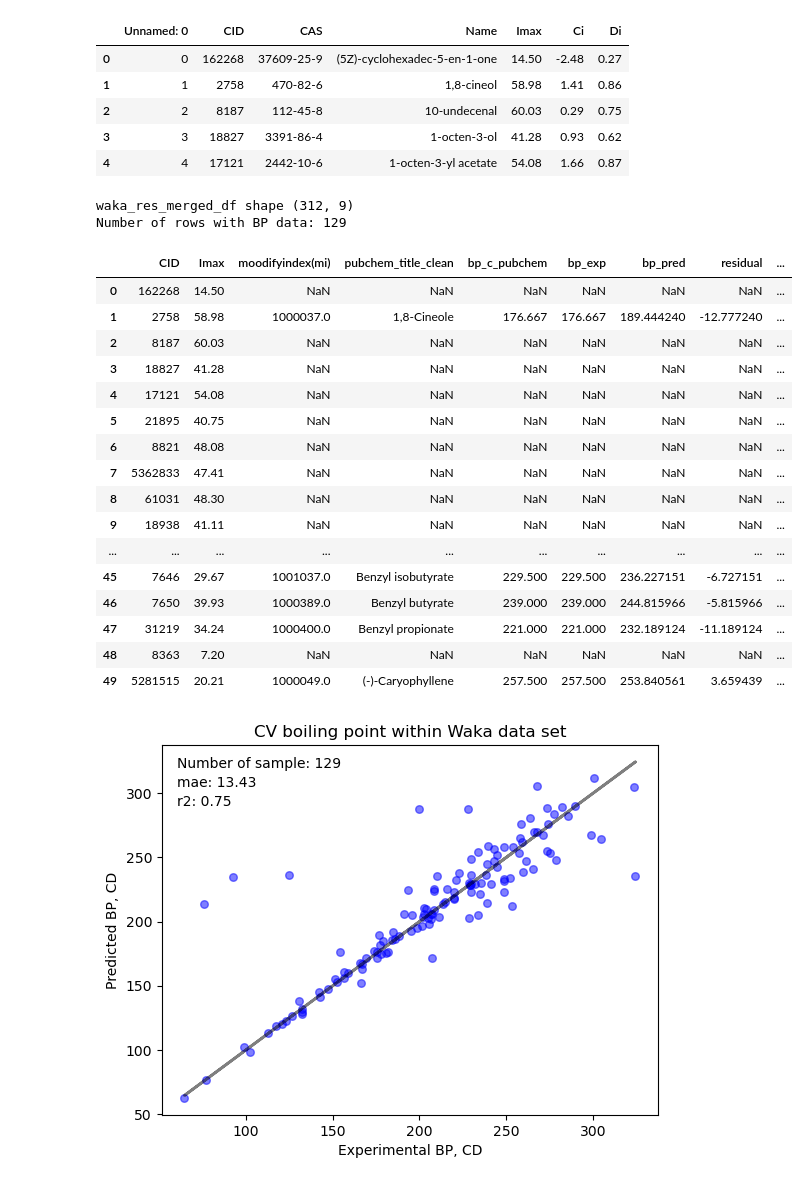
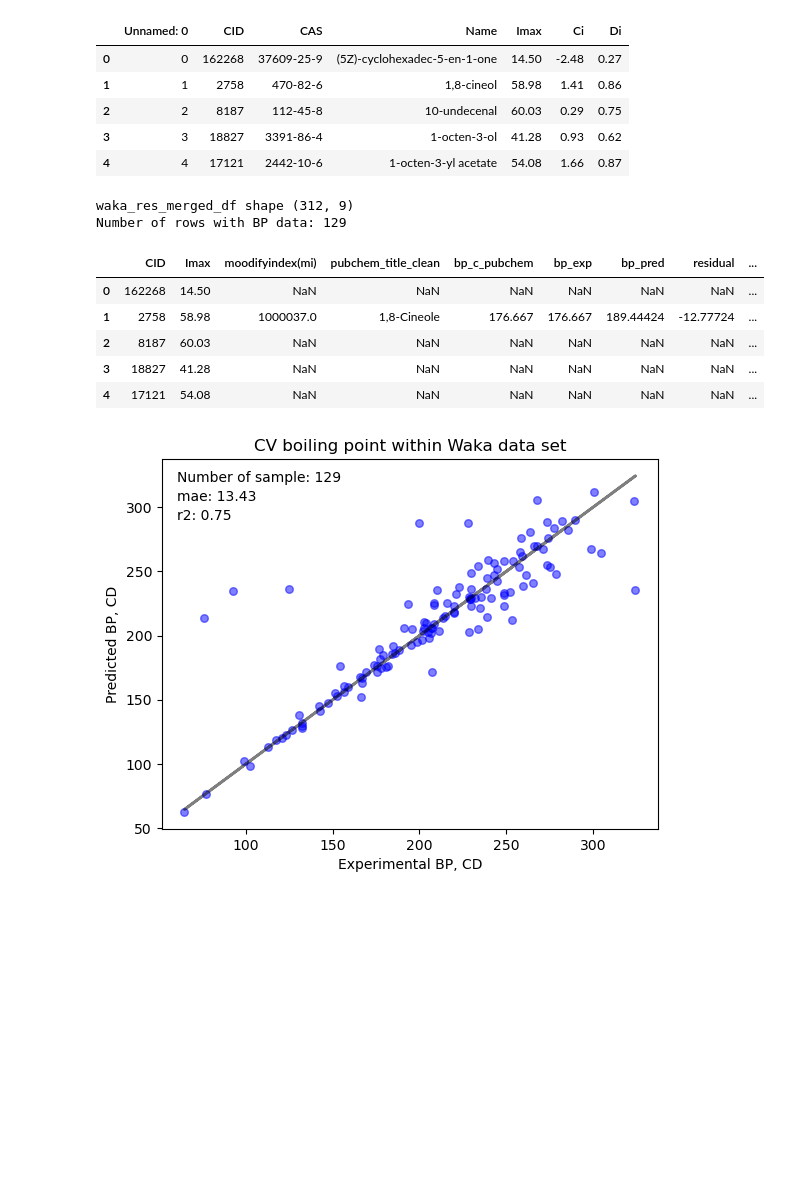
Before and after one commit to kiriyevskykiril/ai-program-2026, a Jupyter notebook: project_1/bp_regression_trail_1.ipynb, the cells around one changed output. Drawn from its saved outputs; the diff is of its cells as text; code cells hidden in the pictures; blank space fills up the shorter version.

```diff
--- a/project_1/bp_regression_trail_1.ipynb
+++ b/project_1/bp_regression_trail_1.ipynb
@@ -616,33 +616,22 @@ waka_df.head()
 # %%
 waka_res_merged_df = pd.merge(
     waka_df[['CID', 'Imax']],
     df_res,
     how='left',
     on='CID'
 )
 print(f'waka_res_merged_df shape {waka_res_merged_df.shape}')
 print(f'Number of rows with BP data: {waka_res_merged_df['bp_exp'].notna().sum()}')
-waka_res_merged_df.head(50)
+waka_res_merged_df.head(5)
 # %% [output]
 waka_res_merged_df shape (312, 9)
 Number of rows with BP data: 129
 |  | CID | Imax | moodifyindex(mi) | pubchem_title_clean | bp_c_pubchem | bp_exp | bp_pred | residual | ... |
 | 0 | 162268 | 14.50 | NaN | NaN | NaN | NaN | NaN | NaN | ... |
-| 1 | 2758 | 58.98 | 1000037.0 | 1,8-Cineole | 176.667 | 176.667 | 189.444240 | -12.777240 | ... |
+| 1 | 2758 | 58.98 | 1000037.0 | 1,8-Cineole | 176.667 | 176.667 | 189.44424 | -12.77724 | ... |
 | 2 | 8187 | 60.03 | NaN | NaN | NaN | NaN | NaN | NaN | ... |
 | 3 | 18827 | 41.28 | NaN | NaN | NaN | NaN | NaN | NaN | ... |
 | 4 | 17121 | 54.08 | NaN | NaN | NaN | NaN | NaN | NaN | ... |
-| 5 | 21895 | 40.75 | NaN | NaN | NaN | NaN | NaN | NaN | ... |
-| 6 | 8821 | 48.08 | NaN | NaN | NaN | NaN | NaN | NaN | ... |
-| 7 | 5362833 | 47.41 | NaN | NaN | NaN | NaN | NaN | NaN | ... |
-| 8 | 61031 | 48.30 | NaN | NaN | NaN | NaN | NaN | NaN | ... |
-| 9 | 18938 | 41.11 | NaN | NaN | NaN | NaN | NaN | NaN | ... |
-| ... | ... | ... | ... | ... | ... | ... | ... | ... | ... |
-| 45 | 7646 | 29.67 | 1001037.0 | Benzyl isobutyrate | 229.500 | 229.500 | 236.227151 | -6.727151 | ... |
-| 46 | 7650 | 39.93 | 1000389.0 | Benzyl butyrate | 239.000 | 239.000 | 244.815966 | -5.815966 | ... |
-| 47 | 31219 | 34.24 | 1000400.0 | Benzyl propionate | 221.000 | 221.000 | 232.189124 | -11.189124 | ... |
-| 48 | 8363 | 7.20 | NaN | NaN | NaN | NaN | NaN | NaN | ... |
-| 49 | 5281515 | 20.21 | 1000049.0 | (-)-Caryophyllene | 257.500 | 257.500 | 253.840561 | 3.659439 | ... |
 # %%
 # want to visualize the data of BP only from Wakayama data set
 
```
Also changed, not shown: parts of 12 cells of this notebook, 6 other files.
